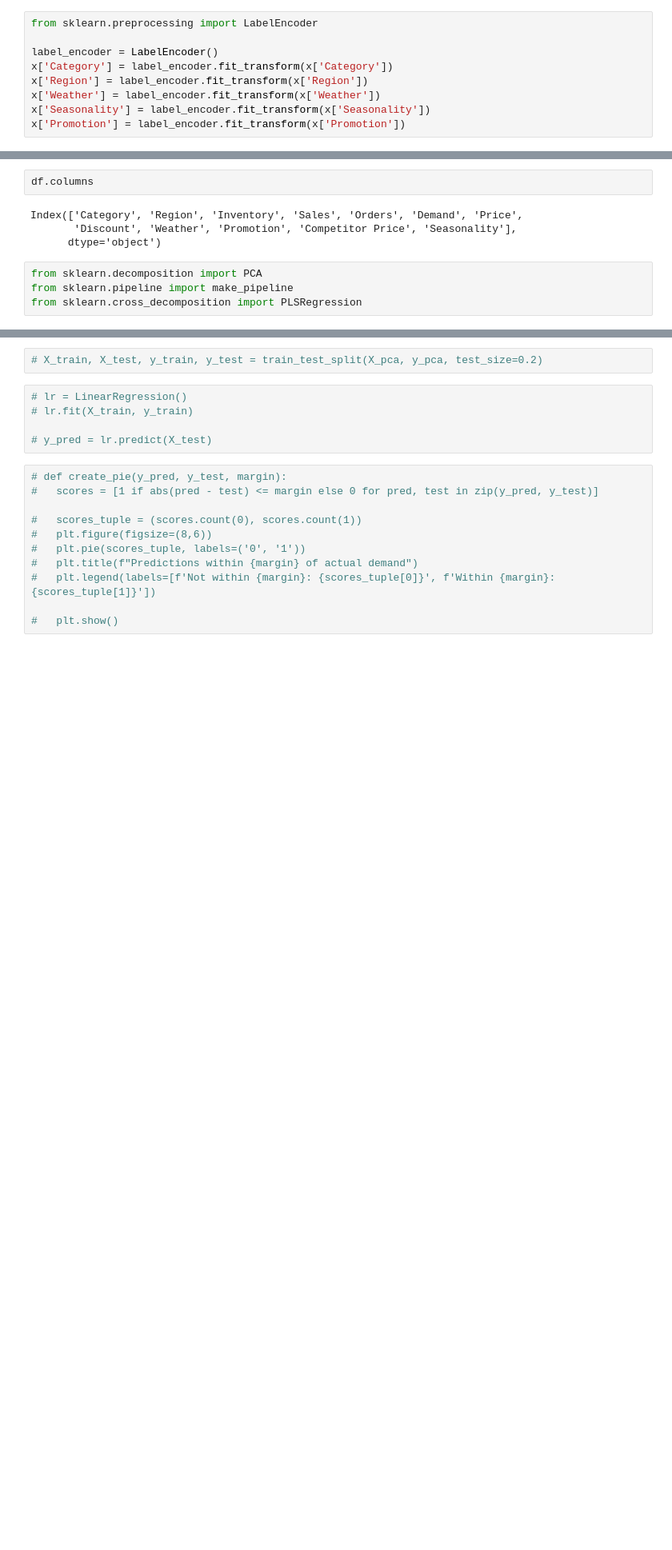
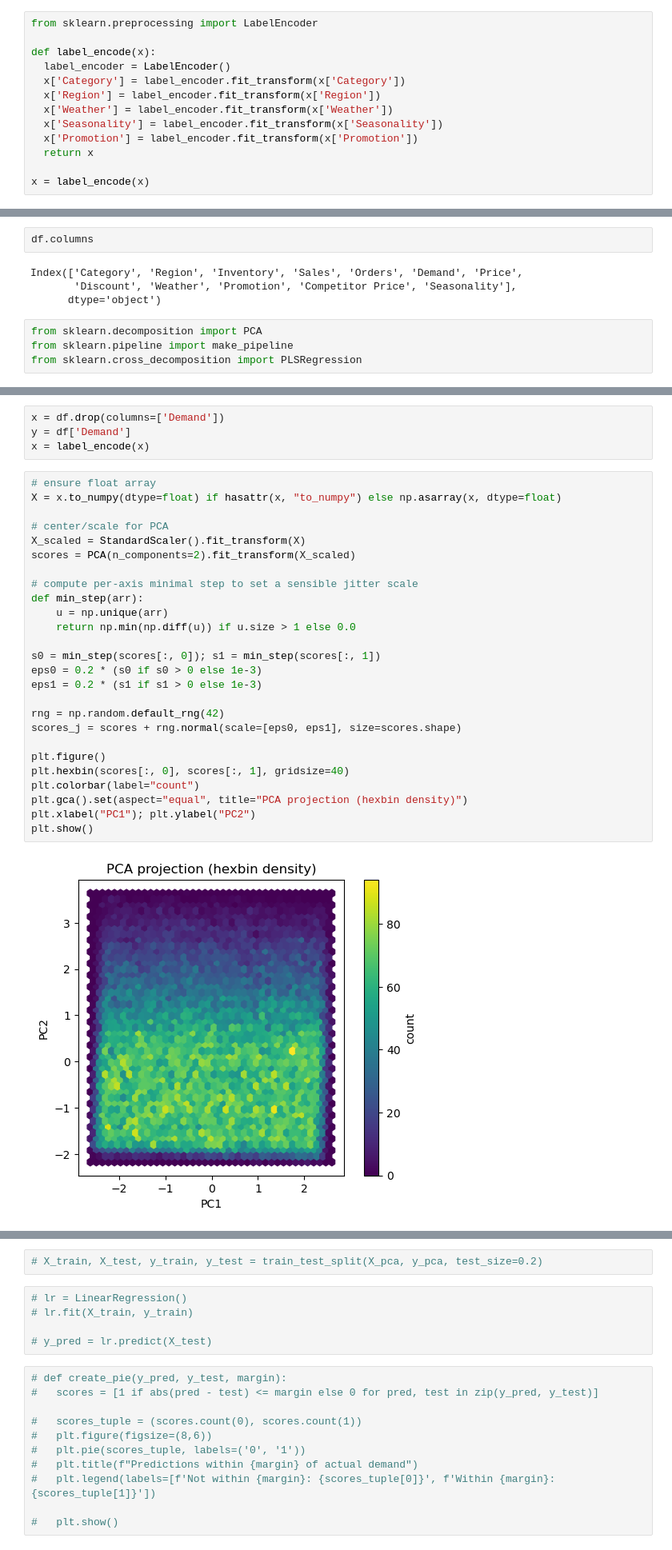
Before and after one commit to Junior-Weil/Retail-Store-Inventory-Forecasting, a Jupyter notebook: eda/LinearRegression.ipynb, the cells around one changed output, grey strips where cells are left out. Shown at 80% size. Cells and saved outputs as stored; diff of their text form; blank space fills up the shorter version.

Commit message:
hexbin graphing for discrete cols pre PCA analysis, and implementing pca pipeline

```diff
--- a/eda/LinearRegression.ipynb
+++ b/eda/LinearRegression.ipynb
@@ -98,12 +120,16 @@ y = df['Demand']
 # %%
 from sklearn.preprocessing import LabelEncoder
 
-label_encoder = LabelEncoder()
-x['Category'] = label_encoder.fit_transform(x['Category'])
-x['Region'] = label_encoder.fit_transform(x['Region'])
-x['Weather'] = label_encoder.fit_transform(x['Weather'])
-x['Seasonality'] = label_encoder.fit_transform(x['Seasonality'])
-x['Promotion'] = label_encoder.fit_transform(x['Promotion'])
+def label_encode(x):
+  label_encoder = LabelEncoder()
+  x['Category'] = label_encoder.fit_transform(x['Category'])
+  x['Region'] = label_encoder.fit_transform(x['Region'])
+  x['Weather'] = label_encoder.fit_transform(x['Weather'])
+  x['Seasonality'] = label_encoder.fit_transform(x['Seasonality'])
+  x['Promotion'] = label_encoder.fit_transform(x['Promotion'])
+  return x
+
+x = label_encode(x)
 # %%
 from sklearn.preprocessing import StandardScaler
 
@@ -263,0 +258,32 @@ pca = pcr.named_steps["pca"]  # retrieve the PCA step of the pipeline
+# %%
+x = df.drop(columns=['Demand'])
+y = df['Demand']
+x = label_encode(x)
+# %%
+# ensure float array
+X = x.to_numpy(dtype=float) if hasattr(x, "to_numpy") else np.asarray(x, dtype=float)
+
+# center/scale for PCA
+X_scaled = StandardScaler().fit_transform(X)
+scores = PCA(n_components=2).fit_transform(X_scaled)
+
+# compute per-axis minimal step to set a sensible jitter scale
+def min_step(arr):
+    u = np.unique(arr)
+    return np.min(np.diff(u)) if u.size > 1 else 0.0
+
+s0 = min_step(scores[:, 0]); s1 = min_step(scores[:, 1])
+eps0 = 0.2 * (s0 if s0 > 0 else 1e-3)
+eps1 = 0.2 * (s1 if s1 > 0 else 1e-3)
+
+rng = np.random.default_rng(42)
+scores_j = scores + rng.normal(scale=[eps0, eps1], size=scores.shape)
+
+plt.figure()
+plt.hexbin(scores[:, 0], scores[:, 1], gridsize=40)
+plt.colorbar(label="count")
+plt.gca().set(aspect="equal", title="PCA projection (hexbin density)")
+plt.xlabel("PC1"); plt.ylabel("PC2")
+plt.show()
+# %% [output]
+[figure, added]
```
Also changed, not shown: parts of 12 cells of this notebook.
